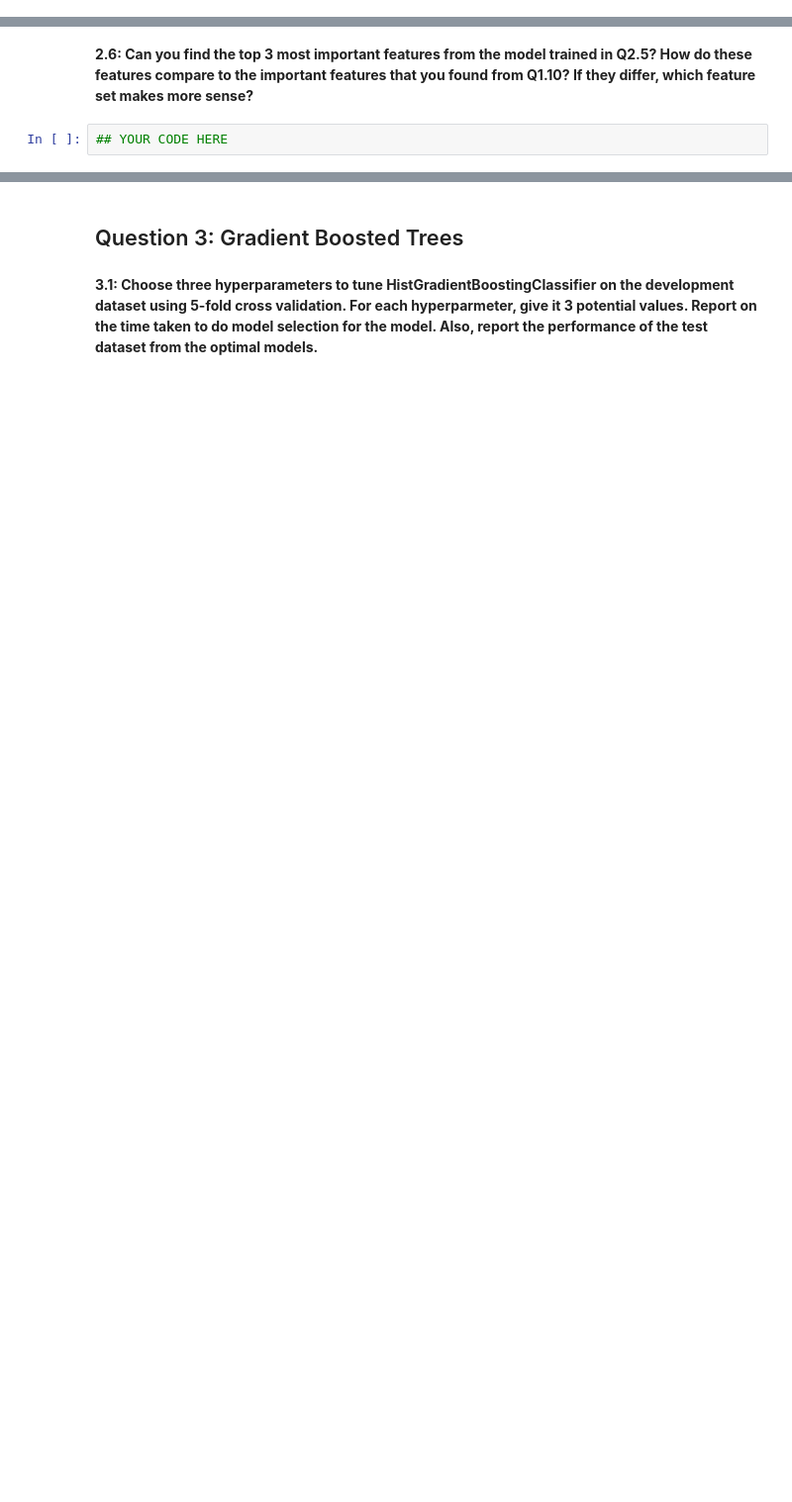
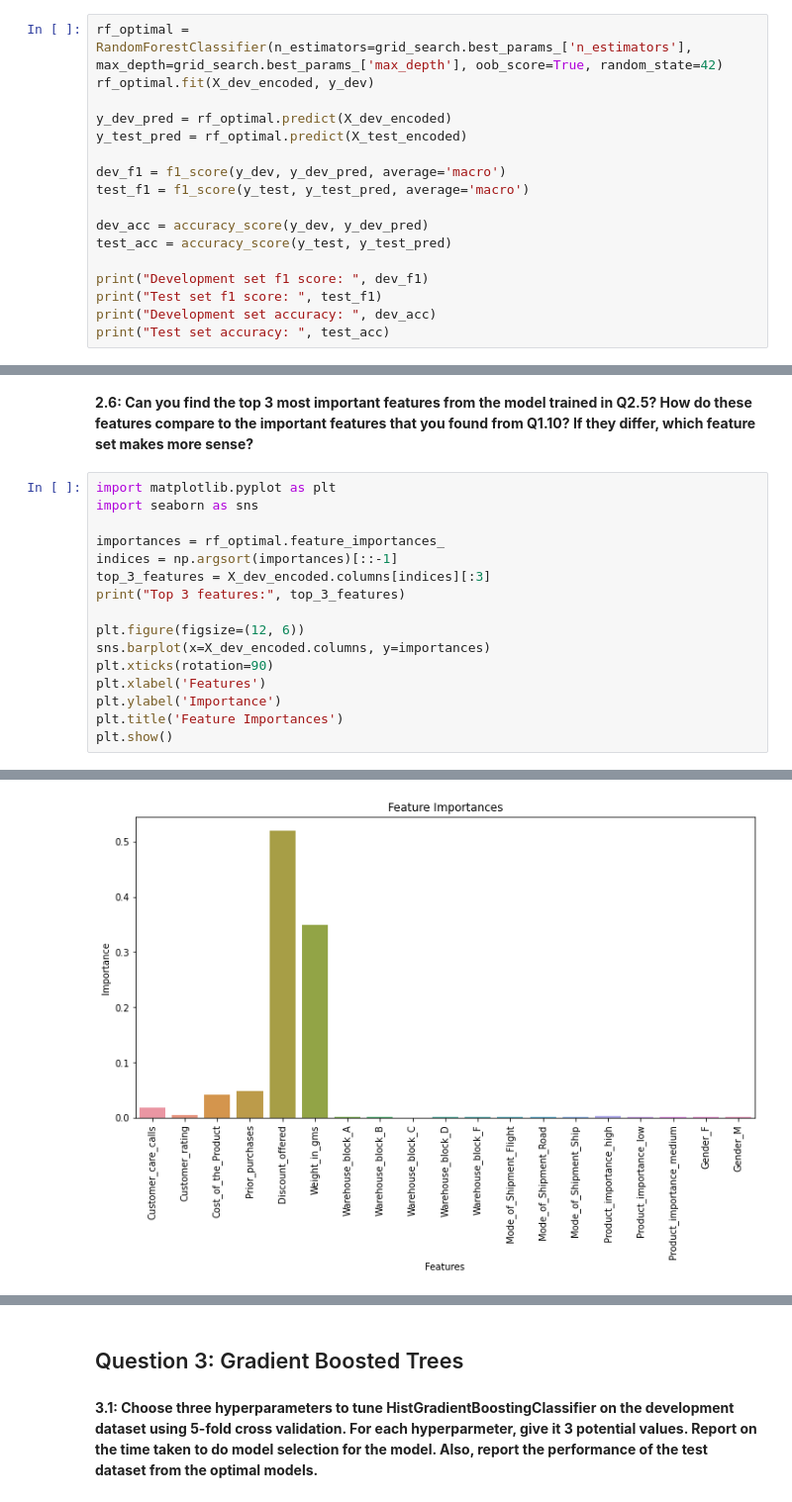
Before and after one commit to adelinka17/aml-spring2023-project2, a Jupyter notebook: AML_HW2_Spring23_Questions.ipynb, the cells around one changed output, grey strips where cells are left out. Shown at 99% size. Saved outputs shown, nothing was run; the diff lists cells and outputs as text; blank space fills up the shorter version.

```diff
--- a/AML_HW2_Spring23_Questions.ipynb
+++ b/AML_HW2_Spring23_Questions.ipynb
@@ -103,0 +368,17 @@ import time
+# %%
+rf_optimal = RandomForestClassifier(n_estimators=grid_search.best_params_['n_estimators'], max_depth=grid_search.best_params_['max_depth'], oob_score=True, random_state=42)
+rf_optimal.fit(X_dev_encoded, y_dev)
+
+y_dev_pred = rf_optimal.predict(X_dev_encoded)
+y_test_pred = rf_optimal.predict(X_test_encoded)
+
+dev_f1 = f1_score(y_dev, y_dev_pred, average='macro')
+test_f1 = f1_score(y_test, y_test_pred, average='macro')
+
+dev_acc = accuracy_score(y_dev, y_dev_pred)
+test_acc = accuracy_score(y_test, y_test_pred)
+
+print("Development set f1 score: ", dev_f1)
+print("Test set f1 score: ", test_f1)
+print("Development set accuracy: ", dev_acc)
+print("Test set accuracy: ", test_acc)
@@ -104,4 +390,19 @@ import time
 # %% [markdown]
  **2.6: Can you find the top 3 most important features from the model trained in Q2.5? How do these features compare to the important features that you found from Q1.10? If they differ, which feature set makes more sense?**
-# %%
-## YOUR CODE HERE
+# %%
+import matplotlib.pyplot as plt
+import seaborn as sns
+
+importances = rf_optimal.feature_importances_
+indices = np.argsort(importances)[::-1]
+top_3_features = X_dev_encoded.columns[indices][:3]
+print("Top 3 features:", top_3_features)
+
+plt.figure(figsize=(12, 6))
+sns.barplot(x=X_dev_encoded.columns, y=importances)
+plt.xticks(rotation=90)
+plt.xlabel('Features')
+plt.ylabel('Importance')
+plt.title('Feature Importances')
+plt.show()
+# %% [output]
@@ -107,0 +410 @@ import time
+[figure, added]
```
Also changed, not shown: parts of 59 cells of this notebook.
